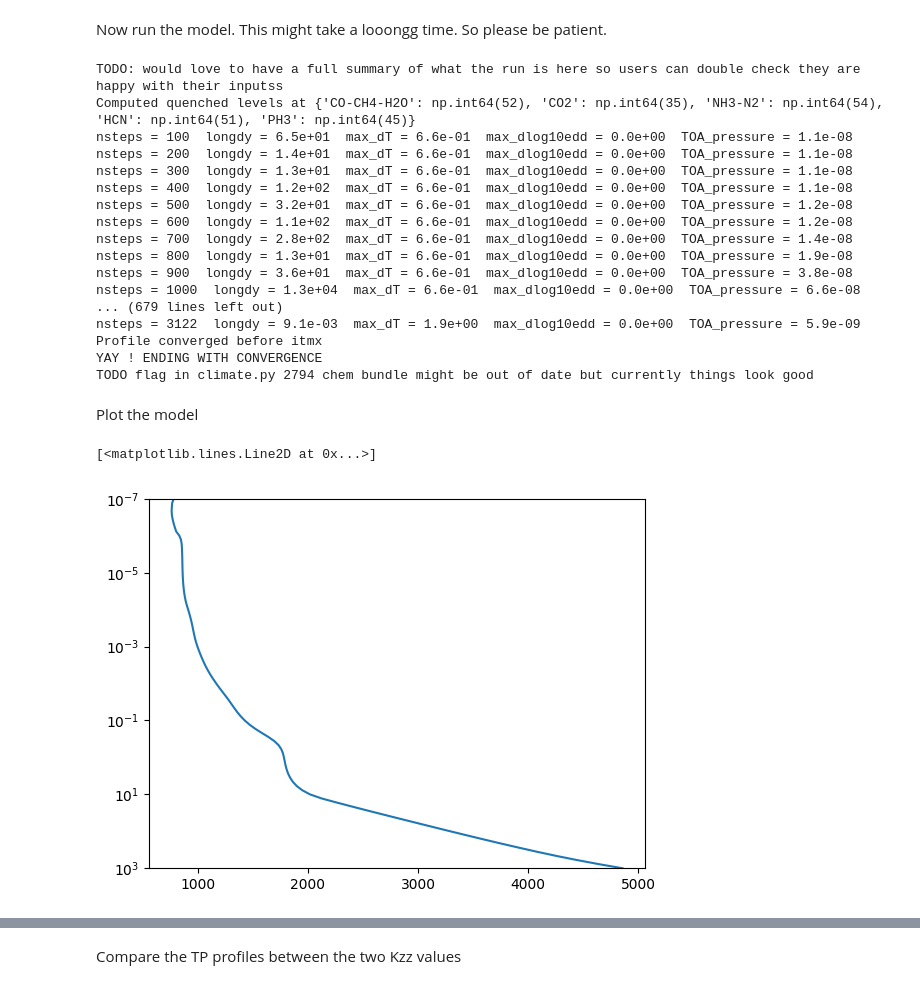
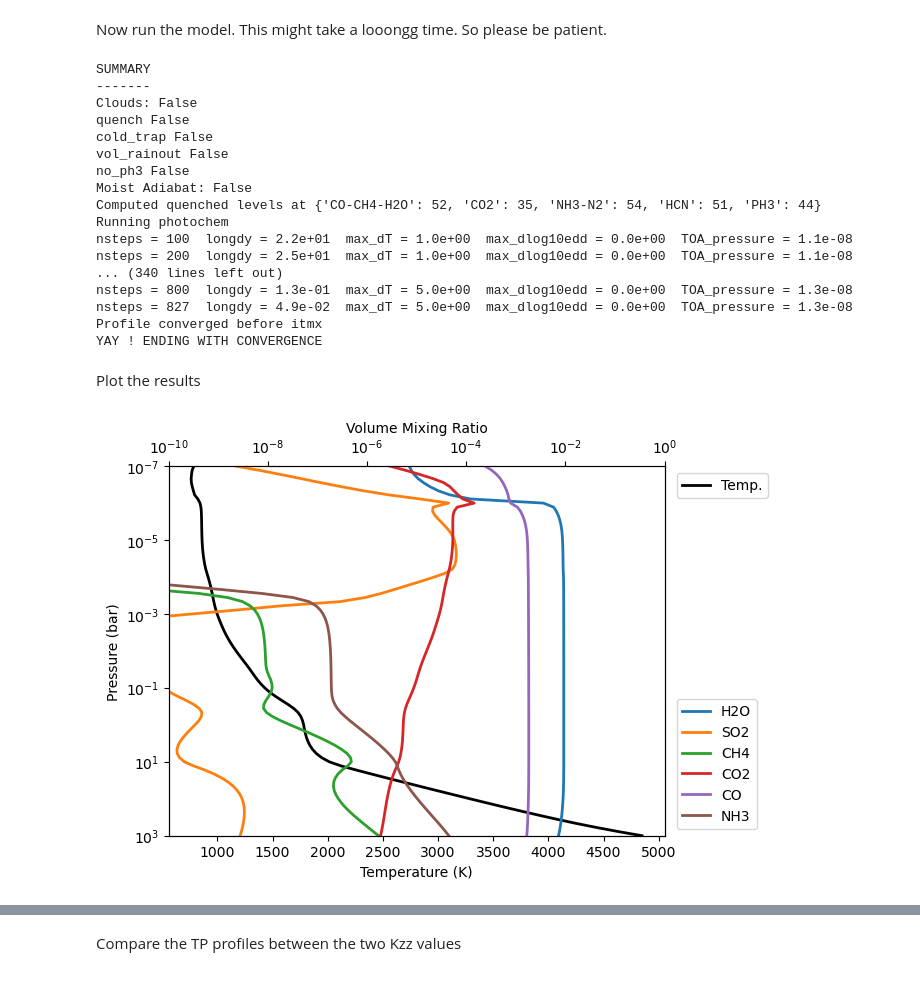
Before and after one commit to natashabatalha/picaso, a Jupyter notebook: docs/notebooks/D_climate/3_Exoplanet-Photochemistry.ipynb, the cells around one changed output, grey strips where cells are left out. Drawn from its saved outputs; the diff is of its cells as text; code cells hidden in the pictures.

Commit message:
update photochem-picaso notebook

```diff
--- a/docs/notebooks/D_climate/3_Exoplanet-Photochemistry.ipynb
+++ b/docs/notebooks/D_climate/3_Exoplanet-Photochemistry.ipynb
@@ -23,3 +42,11 @@ Specify what molecuels you would like to include in the opacities
 # %%
-gases_fly = ['H2O','NH3','CO2','N2','HCN','H2','C2H2','C2H4','C2H6','Na','K','PH3','TiO','VO','FeH','SO2','H2S']
-opacity_ck = jdi.opannection(method='resortrebin',preload_gases=gases_fly)
+gases_fly = [
+    'H2O','NH3','CO2','N2','HCN',
+    'H2','C2H2','C2H4','C2H6','Na',
+    'K','PH3','TiO','VO','FeH',
+    'SO2','H2S'
+]
+opacity_ck = jdi.opannection(
+    method='resortrebin',
+    preload_gases=gases_fly
+)
@@ -91,31 +151,55 @@ cl_run.inputs['atmosphere']['profile']['kz']=1e8
 # %% [markdown]
 Now run the model. This might take a looongg time. So please be patient.
 # %%
-out = cl_run.climate(opacity_ck, save_all_profiles = True, #with_spec
-        save_all_kzz = False,  self_consistent_kzz =False,diseq_chem=True) #chemeq_True..
+out = cl_run.climate(
+    opacity_ck,
+    save_all_profiles=True,
+    save_all_kzz=False,
+    self_consistent_kzz=False,
+    diseq_chem=True
+)
 # %% [output]
-TODO: would love to have a full summary of what the run is here so users can double check they are happy with their inputss
-Computed quenched levels at {'CO-CH4-H2O': np.int64(52), 'CO2': np.int64(35), 'NH3-N2': np.int64(54), 'HCN': np.int64(51), 'PH3': np.int64(45)}
-nsteps = 100  longdy = 6.5e+01  max_dT = 6.6e-01  max_dlog10edd = 0.0e+00  TOA_pressure = 1.1e-08
-nsteps = 200  longdy = 1.4e+01  max_dT = 6.6e-01  max_dlog10edd = 0.0e+00  TOA_pressure = 1.1e-08
-nsteps = 300  longdy = 1.3e+01  max_dT = 6.6e-01  max_dlog10edd = 0.0e+00  TOA_pressure = 1.1e-08
-nsteps = 400  longdy = 1.2e+02  max_dT = 6.6e-01  max_dlog10edd = 0.0e+00  TOA_pressure = 1.1e-08
-nsteps = 500  longdy = 3.2e+01  max_dT = 6.6e-01  max_dlog10edd = 0.0e+00  TOA_pressure = 1.2e-08
-nsteps = 600  longdy = 1.1e+02  max_dT = 6.6e-01  max_dlog10edd = 0.0e+00  TOA_pressure = 1.2e-08
-nsteps = 700  longdy = 2.8e+02  max_dT = 6.6e-01  max_dlog10edd = 0.0e+00  TOA_pressure = 1.4e-08
-nsteps = 800  longdy = 1.3e+01  max_dT = 6.6e-01  max_dlog10edd = 0.0e+00  TOA_pressure = 1.9e-08
-nsteps = 900  longdy = 3.6e+01  max_dT = 6.6e-01  max_dlog10edd = 0.0e+00  TOA_pressure = 3.8e-08
-nsteps = 1000  longdy = 1.3e+04  max_dT = 6.6e-01  max_dlog10edd = 0.0e+00  TOA_pressure = 6.6e-08
-... (679 lines left out)
-nsteps = 3122  longdy = 9.1e-03  max_dT = 1.9e+00  max_dlog10edd = 0.0e+00  TOA_pressure = 5.9e-09
+SUMMARY
+-------
+Clouds: False
+quench False
+cold_trap False
+vol_rainout False
+no_ph3 False
+Moist Adiabat: False
+Computed quenched levels at {'CO-CH4-H2O': 52, 'CO2': 35, 'NH3-N2': 54, 'HCN': 51, 'PH3': 44}
+Running photochem
+nsteps = 100  longdy = 2.2e+01  max_dT = 1.0e+00  max_dlog10edd = 0.0e+00  TOA_pressure = 1.1e-08
+nsteps = 200  longdy = 2.5e+01  max_dT = 1.0e+00  max_dlog10edd = 0.0e+00  TOA_pressure = 1.1e-08
+... (340 lines left out)
+nsteps = 800  longdy = 1.3e-01  max_dT = 5.0e+00  max_dlog10edd = 0.0e+00  TOA_pressure = 1.3e-08
+nsteps = 827  longdy = 4.9e-02  max_dT = 5.0e+00  max_dlog10edd = 0.0e+00  TOA_pressure = 1.3e-08
 Profile converged before itmx
 YAY ! ENDING WITH CONVERGENCE
-TODO flag in climate.py 2794 chem bundle might be out of date but currently things look good
 # %% [markdown]
-Plot the model
+Plot the results
 # %%
-plt.ylim(1e3,1e-7)
-plt.semilogy(out['ptchem_df']['temperature'],out['ptchem_df']['pressure'])
+fig, ax = plt.subplots(1,1)
+
+# P-T profile
+ax.plot(out['ptchem_df']['temperature'], out['ptchem_df']['pressure'], c='k', lw=2, label='Temp.')
+ax.set_yscale('log')
+ax.set_ylim(1e3, 1e-7)
+ax.set_ylabel('Pressure (bar)')
+ax.set_xlabel('Temperature (K)')
+ax.legend(ncol=1, bbox_to_anchor=(1.01,1.0),loc='upper left')
+
+# Composition
+ax1 = ax.twiny()
+ax1.plot()
+for i,sp in enumerate(['H2O','SO2','CH4','CO2','CO','NH3']):
+    ax1.plot(out['ptchem_df'][sp], out['ptchem_df']['pressure'], c='C'+str(i), label=sp, lw=2)
+
+ax1.set_xscale('log')
+ax1.set_xlim(1e-10, 1)
+ax1.set_xlabel('Volume Mixing Ratio')
+ax1.legend(ncol=1, bbox_to_anchor=(1.01,0.0),loc='lower left')
+
+plt.show()
 # %% [output]
-[<matplotlib.lines.Line2D at 0x...>]
-[figure, old version]
+[figure, new version]
```
Also changed, not shown: parts of 25 cells of this notebook, 5 other files.
